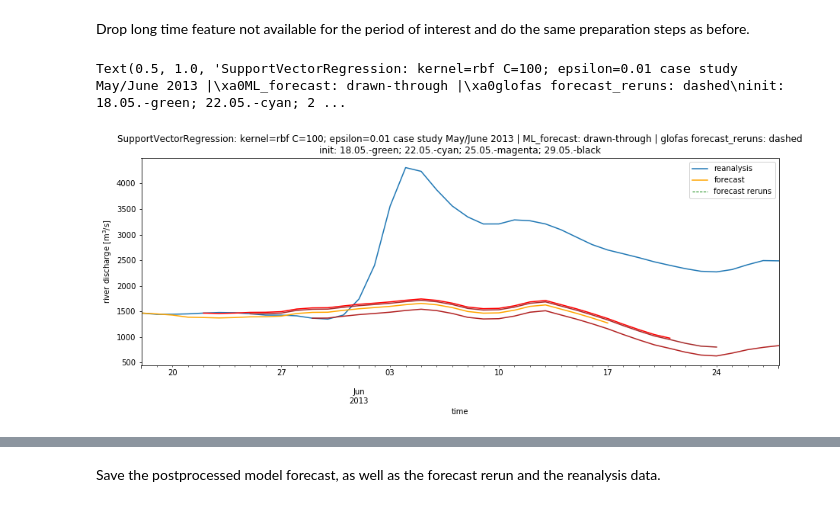
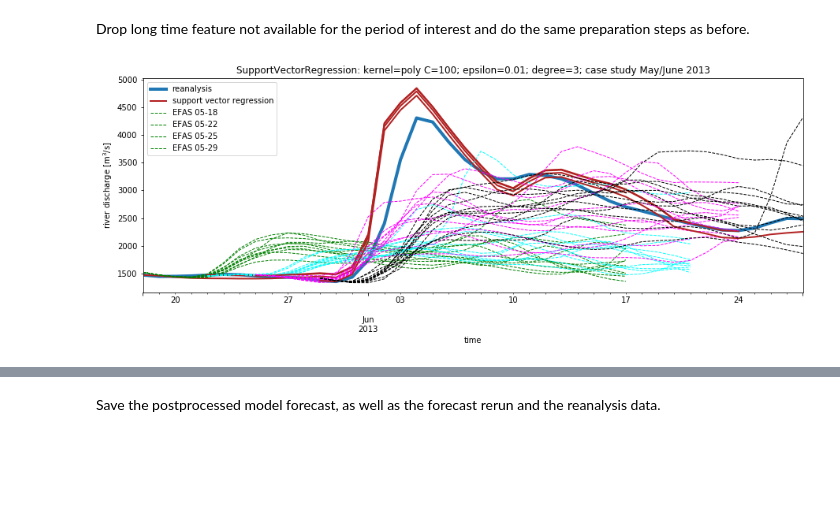
Before and after one commit to ECMWFCode4Earth/ml_flood, a Jupyter notebook: notebooks/3_model_tests/3.03_SupportVectorRegression.ipynb, the cells around one changed output, grey strips where cells are left out. Saved outputs shown, nothing was run; the diff lists cells and outputs as text; code cells hidden in the pictures; blank space fills up the shorter version.

```diff
--- a/notebooks/3_model_tests/3.03_SupportVectorRegression.ipynb
+++ b/notebooks/3_model_tests/3.03_SupportVectorRegression.ipynb
@@ -115,10 +115,10 @@ else:
 # %% [markdown]
 # Define SupportVectorRegression Model
 # %%
-model = SVR(kernel='rbf',
+model = SVR(kernel='poly',
             C=100,
             epsilon=0.01,
-            degree=1,
+            degree=3,
            )
 
 pipe = Pipeline([('scaler', StandardScaler()),
@@ -283,18 +280,18 @@ X_multif_fin, X_multifr_fin, y_case_fin = multi_forecast_case_study(pipe, X_test
 # %%
 fig, ax = plt.subplots(figsize=(15, 5))
 color_scheme = [['orange', 'r', 'brown', 'firebrick'],
                ['g', 'cyan', 'magenta', 'k']]
 
-y_case_fin.to_pandas().plot(ax=ax, label='reanalysis')
+y_case_fin.to_pandas().plot(ax=ax, label='reanalysis', linewidth=4)
 run = 0
 for i in X_multifr_fin.num_of_forecast:
-    X_multif_fin.sel(num_of_forecast=i).to_pandas().T.plot(ax=ax, label='forecast', color=color_scheme[0][run])
-    X_multifr_fin.sel(num_of_forecast=i).to_pandas().T.plot(ax=ax, label='frerun', linewidth=0.9,
+    X_multif_fin.sel(num_of_forecast=i).to_pandas().T.plot(ax=ax, label='forecast',
+                                                           linewidth=2, color='firebrick')
+    X_multifr_fin.sel(num_of_forecast=i).to_pandas().T.plot(ax=ax, label='frerun', linewidth=1,
                                                             linestyle='--', color=color_scheme[1][run])
     run += 1
 ax.set_ylabel('river discharge [m$^3$/s]')
-plt.legend(['reanalysis', 'forecast', 'forecast reruns'])
-plt.title('SupportVectorRegression: kernel=rbf C=100; epsilon=0.01 case study May/June 2013 | ML_forecast: solid | glofas forecast_reruns: dashed\ninit: 18.05.-green; 22.05.-cyan; 25.05.-magenta; 29.05.-black')
+plt.legend(['reanalysis', 'support vector regression', 'EFAS 05-18', 'EFAS 05-22', 'EFAS 05-25', 'EFAS 05-29'])
+plt.title('SupportVectorRegression: kernel=poly C=100; epsilon=0.01; degree=3; case study May/June 2013');
 # %% [output]
-Text(0.5, 1.0, 'SupportVectorRegression: kernel=rbf C=100; epsilon=0.01 case study May/June 2013 |\xa0ML_forecast: drawn-through |\xa0glofas forecast_reruns: dashed\ninit: 18.05.-green; 22.05.-cyan; 2 ...
-[figure, old version]
+[figure, new version]
```
Also changed, not shown: parts of 8 cells of this notebook, 8 other files.
